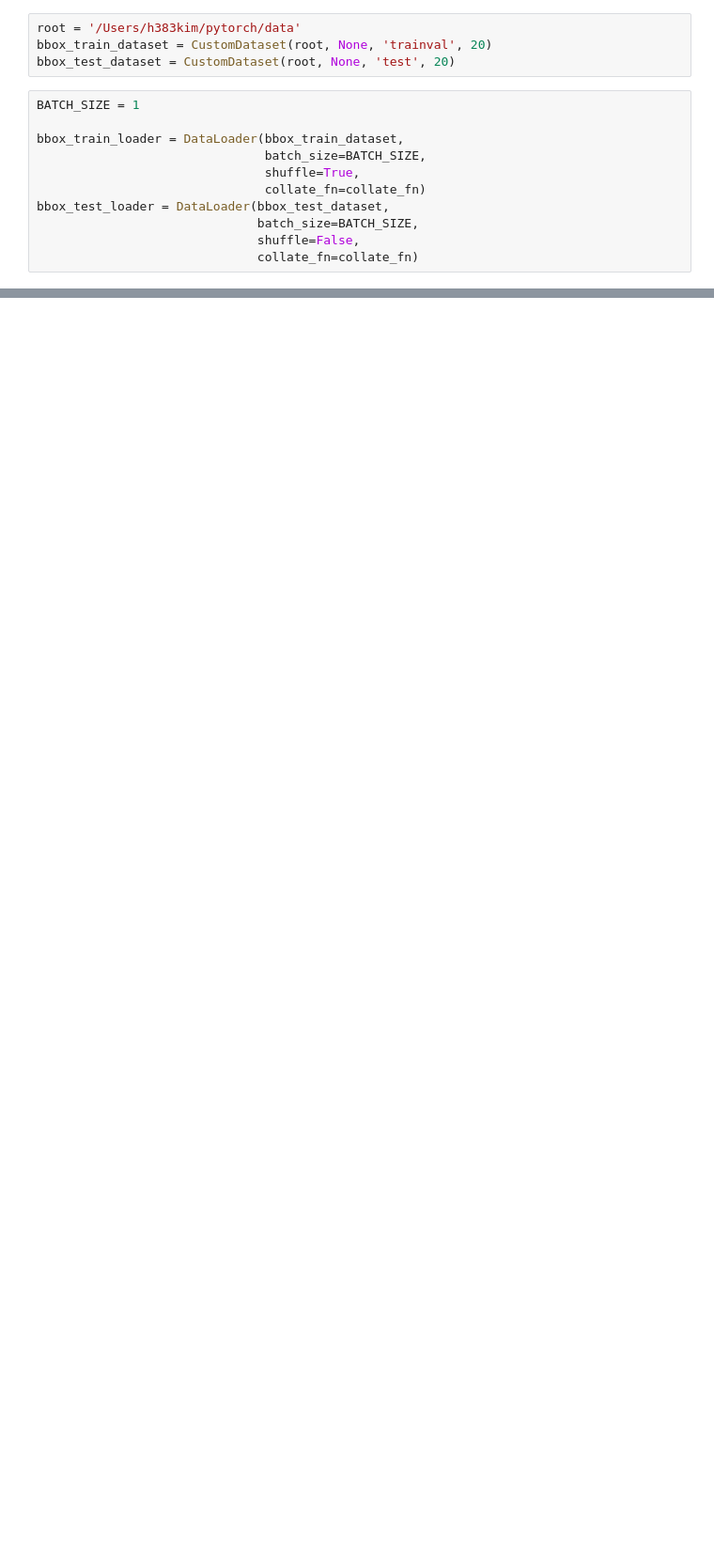
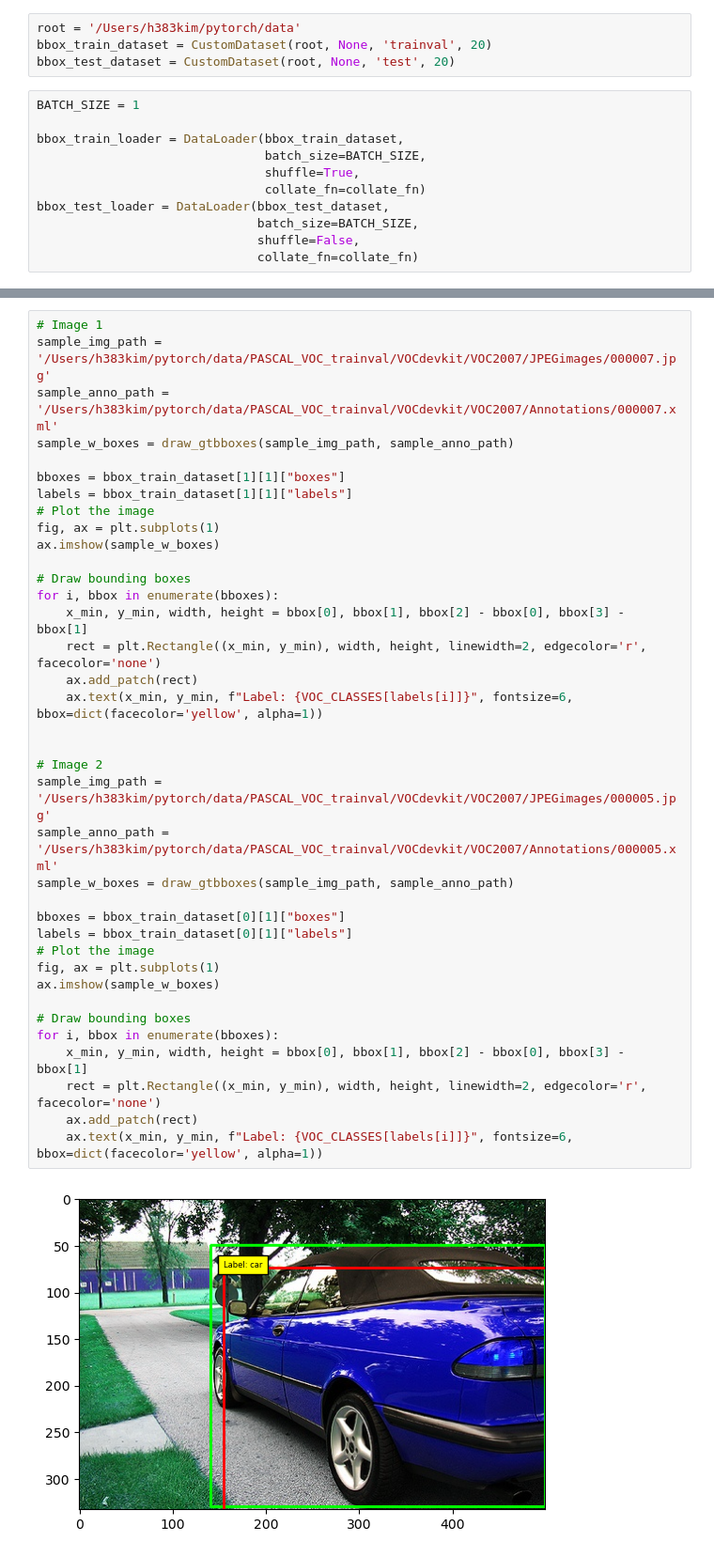
Before and after one commit to h383kim/R-CNN, a Jupyter notebook: CustomDataset+FineTuning.ipynb, the cells around one changed output, grey strips where cells are left out. Shown at 94% size. Cells and saved outputs as stored; diff of their text form; blank space fills up the shorter version.

```diff
--- a/CustomDataset+FineTuning.ipynb
+++ b/CustomDataset+FineTuning.ipynb
@@ -859,0 +907,39 @@ bbox_test_loader = DataLoader(bbox_test_dataset,
+# %%
+# Image 1
+sample_img_path = '/Users/h383kim/pytorch/data/PASCAL_VOC_trainval/VOCdevkit/VOC2007/JPEGimages/000007.jpg'
+sample_anno_path = '/Users/h383kim/pytorch/data/PASCAL_VOC_trainval/VOCdevkit/VOC2007/Annotations/000007.xml'
+sample_w_boxes = draw_gtbboxes(sample_img_path, sample_anno_path)
+
+bboxes = bbox_train_dataset[1][1]["boxes"]
+labels = bbox_train_dataset[1][1]["labels"]
+# Plot the image
+fig, ax = plt.subplots(1)
+ax.imshow(sample_w_boxes)
+
+# Draw bounding boxes
+for i, bbox in enumerate(bboxes):
+    x_min, y_min, width, height = bbox[0], bbox[1], bbox[2] - bbox[0], bbox[3] - bbox[1]
+    rect = plt.Rectangle((x_min, y_min), width, height, linewidth=2, edgecolor='r', facecolor='none')
+    ax.add_patch(rect)
+    ax.text(x_min, y_min, f"Label: {VOC_CLASSES[labels[i]]}", fontsize=6, bbox=dict(facecolor='yellow', alpha=1))
+
+
+# Image 2
+sample_img_path = '/Users/h383kim/pytorch/data/PASCAL_VOC_trainval/VOCdevkit/VOC2007/JPEGimages/000005.jpg'
+sample_anno_path = '/Users/h383kim/pytorch/data/PASCAL_VOC_trainval/VOCdevkit/VOC2007/Annotations/000005.xml'
+sample_w_boxes = draw_gtbboxes(sample_img_path, sample_anno_path)
+
+bboxes = bbox_train_dataset[0][1]["boxes"]
+labels = bbox_train_dataset[0][1]["labels"]
+# Plot the image
+fig, ax = plt.subplots(1)
+ax.imshow(sample_w_boxes)
+
+# Draw bounding boxes
+for i, bbox in enumerate(bboxes):
+    x_min, y_min, width, height = bbox[0], bbox[1], bbox[2] - bbox[0], bbox[3] - bbox[1]
+    rect = plt.Rectangle((x_min, y_min), width, height, linewidth=2, edgecolor='r', facecolor='none')
+    ax.add_patch(rect)
+    ax.text(x_min, y_min, f"Label: {VOC_CLASSES[labels[i]]}", fontsize=6, bbox=dict(facecolor='yellow', alpha=1))
+# %% [output]
+[figure, added]
```
Also changed, not shown: parts of 30 cells of this notebook.
